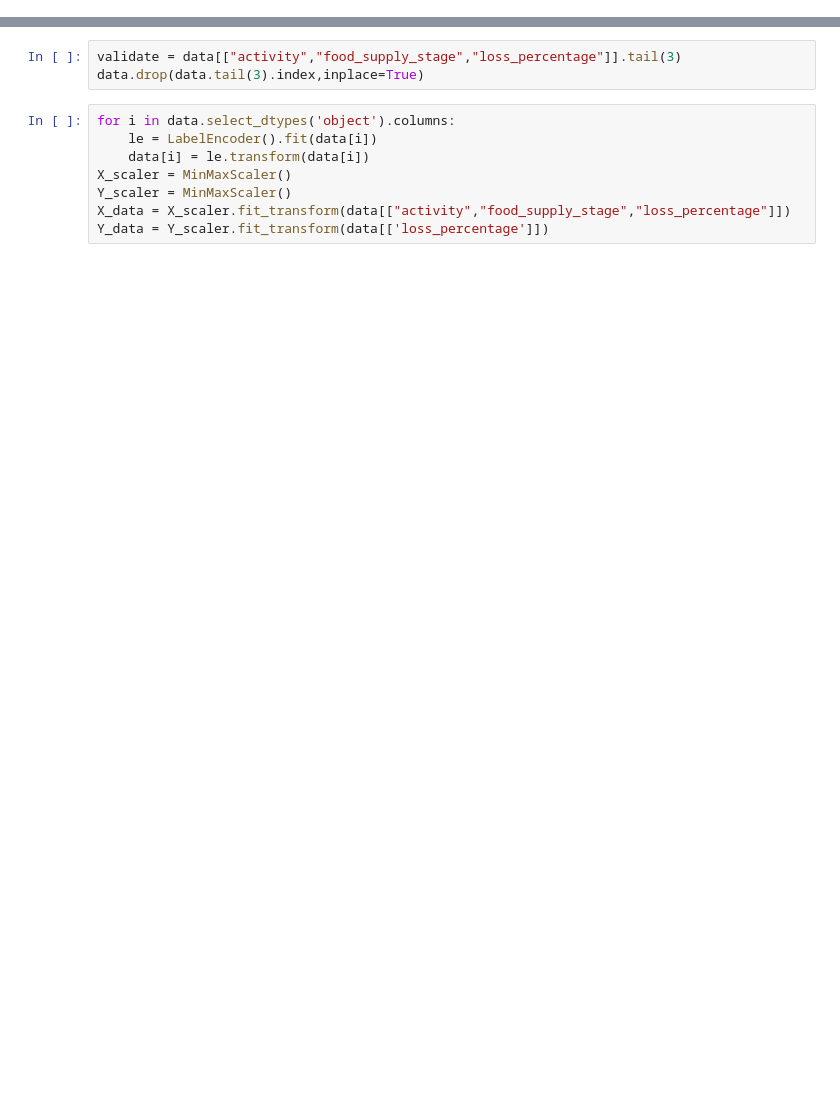
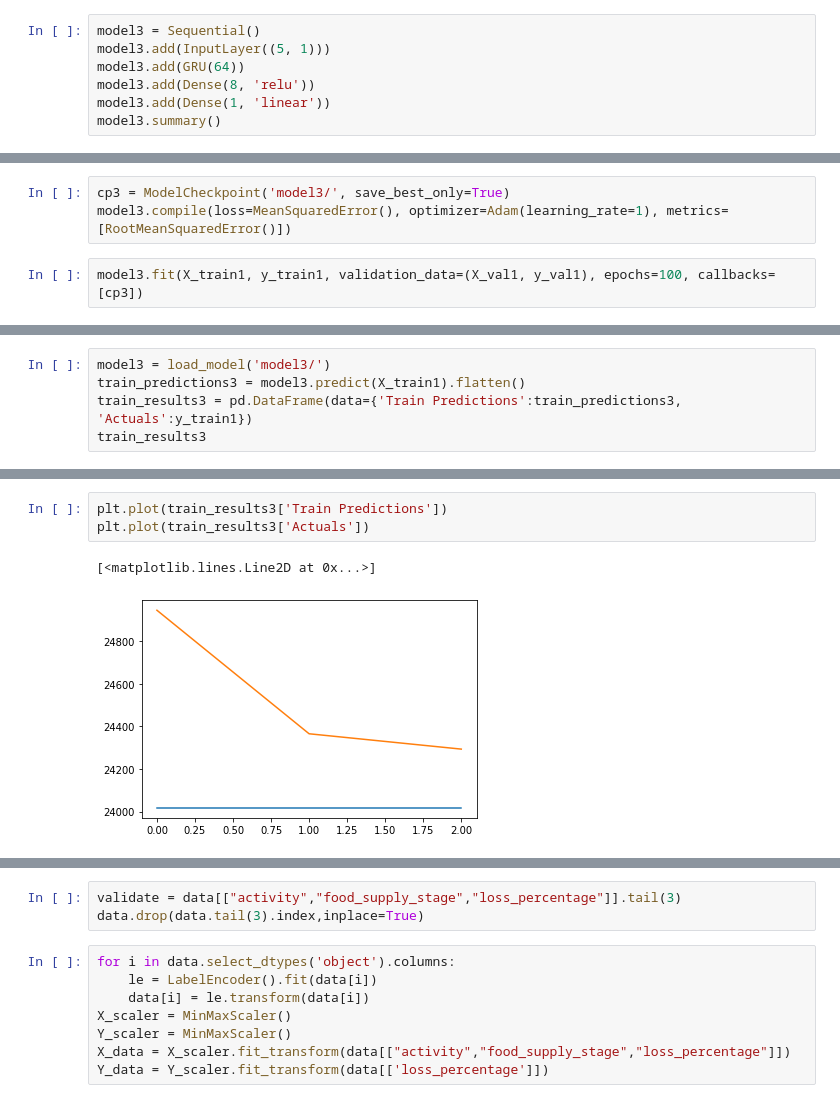
Before and after one commit to murathansygl/Food-Supply-Chain, a Jupyter notebook: module_2.ipynb, the cells around one changed output, grey strips where cells are left out. Saved outputs shown, nothing was run; the diff lists cells and outputs as text; blank space fills up the shorter version.

```diff
--- a/module_2.ipynb
+++ b/module_2.ipynb
@@ -33,0 +453,7 @@ df_m2
+# %%
+model3 = Sequential()
+model3.add(InputLayer((5, 1)))
+model3.add(GRU(64))
+model3.add(Dense(8, 'relu'))
+model3.add(Dense(1, 'linear'))
+model3.summary()
@@ -33,0 +476,5 @@ df_m2
+# %%
+cp3 = ModelCheckpoint('model3/', save_best_only=True)
+model3.compile(loss=MeanSquaredError(), optimizer=Adam(learning_rate=1), metrics=[RootMeanSquaredError()])
+# %%
+model3.fit(X_train1, y_train1, validation_data=(X_val1, y_val1), epochs=100, callbacks=[cp3])
@@ -33,0 +497,5 @@ df_m2
+# %%
+model3 = load_model('model3/')
+train_predictions3 = model3.predict(X_train1).flatten()
+train_results3 = pd.DataFrame(data={'Train Predictions':train_predictions3, 'Actuals':y_train1})
+train_results3
@@ -33,0 +510,6 @@ df_m2
+# %%
+plt.plot(train_results3['Train Predictions'])
+plt.plot(train_results3['Actuals'])
+# %% [output]
+[<matplotlib.lines.Line2D at 0x...>]
+[figure, added]
```
Also changed, not shown: parts of 88 cells of this notebook, 6 other files.
